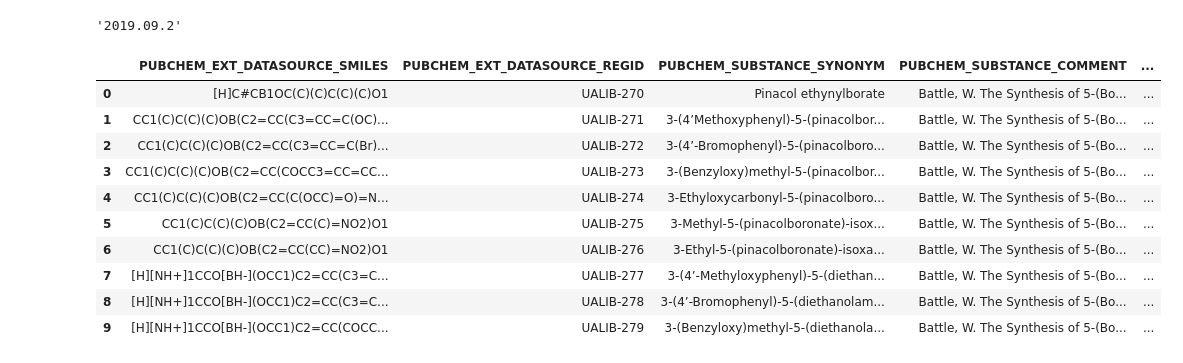
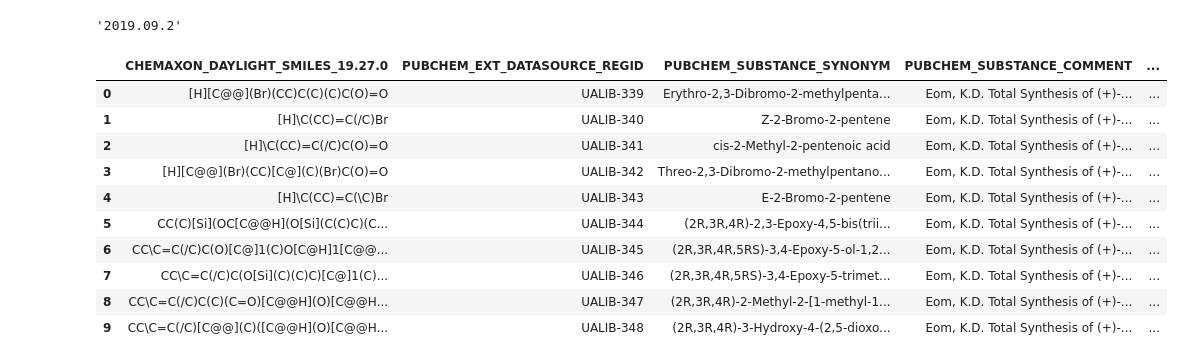
Before and after one commit to ualibweb/UALIB_ChemStructures, a Jupyter notebook: Jupyter_IndexTemplate/UALIB_Chemical_Structures_IndexTemplate.ipynb, the cells around one changed output. Cells and saved outputs as stored; diff of their text form; code cells hidden in the pictures.

```diff
--- a/Jupyter_IndexTemplate/UALIB_Chemical_Structures_IndexTemplate.ipynb
+++ b/Jupyter_IndexTemplate/UALIB_Chemical_Structures_IndexTemplate.ipynb
@@ -25,32 +25,33 @@ rdkit.__version__
 # %%
 # Import the thesis chemical structure data
 
 # The file names are in the format:
-# year_author_UACatalogAccession#_substances_raw.csv (e.g.,1995_Battle_W_UA.849024_substances_raw.csv)
+# year_author_UACatalogAccession#_substances_raw.csv (e.g.,2000_Eom_KD_UA.1128100_substances_raw.csv)
 
 # The format of the data within the file is as follows:
-# PUBCHEM_EXT_DATASOURCE_SMILES	PUBCHEM_EXT_DATASOURCE_REGID	PUBCHEM_SUBSTANCE_SYNONYM	PUBCHEM_SUBSTANCE_COMMENT	PUBCHEM_EXT_SUBSTANCE_URL
-# [H]C#CB1OC(C)(C)C(C)(C)O1	UALIB-270	Pinacol ethynylborate	Battle, W. The Synthesis of 5-(Boronic Ester)-Isoxazoles and Their use in Palladium-Catalyzed Cross-Coupling Reactions with Iodobenzene. M.A. Thesis, The University of Alabama, 1995.	https://search.ebscohost.com/login.aspx?direct=true&db=cat00456a&AN=ua.849024&site=eds-live&scope=site&custid=s4594951&groupid=main&profid=eds&authtype=ip,guest
-# CC1(C)C(C)(C)OB(C2=CC(C3=CC=C(OC)C=C3)=NO2)O1	UALIB-271	3-(4’Methoxyphenyl)-5-(pinacolboronate)-isoxazole	Battle, W. The Synthesis of 5-(Boronic Ester)-Isoxazoles and Their use in Palladium-Catalyzed Cross-Coupling Reactions with Iodobenzene. M.A. Thesis, The University of Alabama, 1995.	https://search.ebscohost.com/login.aspx?direct=true&db=cat00456a&AN=ua.849024&site=eds-live&scope=site&custid=s4594951&groupid=main&profid=eds&authtype=ip,guest
-# CC1(C)C(C)(C)OB(C2=CC(C3=CC=C(Br)C=C3)=NO2)O1	UALIB-272	3-(4’-Bromophenyl)-5-(pinacolboronate)-isoxazole	Battle, W. The Synthesis of 5-(Boronic Ester)-Isoxazoles and Their use in Palladium-Catalyzed Cross-Coupling Reactions with Iodobenzene. M.A. Thesis, The University of Alabama, 1995.	https://search.ebscohost.com/login.aspx?direct=true&db=cat00456a&AN=ua.849024&site=eds-live&scope=site&custid=s4594951&groupid=main&profid=eds&authtype=ip,guest
+
+# CHEMAXON_DAYLIGHT_SMILES_19.27.0	PUBCHEM_EXT_DATASOURCE_REGID	PUBCHEM_SUBSTANCE_SYNONYM	PUBCHEM_SUBSTANCE_COMMENT	PUBCHEM_EXT_SUBSTANCE_URL	CHEMAXON_19.27.0_IK
+# [H][C@@](Br)(CC)C(C)(C)C(O)=O	UALIB-339	Erythro-2,3-Dibromo-2-methylpentanoic acid	Eom, K.D. Total Synthesis of (+)-Asteltoxin. Ph.D. Thesis, The University of Alabama, 2000.	https://search.ebscohost.com/login.aspx?direct=true&db=cat00456a&AN=ua.1128100&site=eds-live&scope=site&custid=s4594951&groupid=main&profid=eds&authtype=ip,guest	UCKHUOHUOYJTCV-RXMQYKEDSA-N
+# [H]\C(CC)=C(/C)Br	UALIB-340	Z-2-Bromo-2-pentene	Eom, K.D. Total Synthesis of (+)-Asteltoxin. Ph.D. Thesis, The University of Alabama, 2000.	https://search.ebscohost.com/login.aspx?direct=true&db=cat00456a&AN=ua.1128100&site=eds-live&scope=site&custid=s4594951&groupid=main&profid=eds&authtype=ip,guest	RWKAFOQZRPDXDT-PLNGDYQASA-N
+# [H]\C(CC)=C(/C)C(O)=O	UALIB-341	cis-2-Methyl-2-pentenoic acid	Eom, K.D. Total Synthesis of (+)-Asteltoxin. Ph.D. Thesis, The University of Alabama, 2000.	https://search.ebscohost.com/login.aspx?direct=true&db=cat00456a&AN=ua.1128100&site=eds-live&scope=site&custid=s4594951&groupid=main&profid=eds&authtype=ip,guest	JJYWRQLLQAKNAD-PLNGDYQASA-N
 # ...
 
-file_name_raw = 'test_substances_raw.csv' # change this line each time, that's it.
+file_name_raw = '2000_Eom_KD_UA.1128100_substances_raw.csv' # change this line each time, that's it.
 thesis_df = pd.read_csv(file_name_raw, sep = '\t')
 
 # view first 10 rows
 thesis_df.head(10)
 # %% [output]
-|  | PUBCHEM_EXT_DATASOURCE_SMILES | PUBCHEM_EXT_DATASOURCE_REGID | PUBCHEM_SUBSTANCE_SYNONYM | PUBCHEM_SUBSTANCE_COMMENT | ... |
-| 0 | [H]C#CB1OC(C)(C)C(C)(C)O1 | UALIB-270 | Pinacol ethynylborate | Battle, W. The Synthesis of 5-(Bo... | ... |
-| 1 | CC1(C)C(C)(C)OB(C2=CC(C3=CC=C(OC)... | UALIB-271 | 3-(4’Methoxyphenyl)-5-(pinacolbor... | Battle, W. The Synthesis of 5-(Bo... | ... |
-| 2 | CC1(C)C(C)(C)OB(C2=CC(C3=CC=C(Br)... | UALIB-272 | 3-(4’-Bromophenyl)-5-(pinacolboro... | Battle, W. The Synthesis of 5-(Bo... | ... |
-| 3 | CC1(C)C(C)(C)OB(C2=CC(COCC3=CC=CC... | UALIB-273 | 3-(Benzyloxy)methyl-5-(pinacolbor... | Battle, W. The Synthesis of 5-(Bo... | ... |
-| 4 | CC1(C)C(C)(C)OB(C2=CC(C(OCC)=O)=N... | UALIB-274 | 3-Ethyloxycarbonyl-5-(pinacolboro... | Battle, W. The Synthesis of 5-(Bo... | ... |
-| 5 | CC1(C)C(C)(C)OB(C2=CC(C)=NO2)O1 | UALIB-275 | 3-Methyl-5-(pinacolboronate)-isox... | Battle, W. The Synthesis of 5-(Bo... | ... |
-| 6 | CC1(C)C(C)(C)OB(C2=CC(CC)=NO2)O1 | UALIB-276 | 3-Ethyl-5-(pinacolboronate)-isoxa... | Battle, W. The Synthesis of 5-(Bo... | ... |
-| 7 | [H][NH+]1CCO[BH-](OCC1)C2=CC(C3=C... | UALIB-277 | 3-(4’-Methyloxyphenyl)-5-(diethan... | Battle, W. The Synthesis of 5-(Bo... | ... |
-| 8 | [H][NH+]1CCO[BH-](OCC1)C2=CC(C3=C... | UALIB-278 | 3-(4’-Bromophenyl)-5-(diethanolam... | Battle, W. The Synthesis of 5-(Bo... | ... |
-| 9 | [H][NH+]1CCO[BH-](OCC1)C2=CC(COCC... | UALIB-279 | 3-(Benzyloxy)methyl-5-(diethanola... | Battle, W. The Synthesis of 5-(Bo... | ... |
+|  | CHEMAXON_DAYLIGHT_SMILES_19.27.0 | PUBCHEM_EXT_DATASOURCE_REGID | PUBCHEM_SUBSTANCE_SYNONYM | PUBCHEM_SUBSTANCE_COMMENT | ... |
+| 0 | [H][C@@](Br)(CC)C(C)(C)C(O)=O | UALIB-339 | Erythro-2,3-Dibromo-2-methylpenta... | Eom, K.D. Total Synthesis of (+)-... | ... |
+| 1 | [H]\C(CC)=C(/C)Br | UALIB-340 | Z-2-Bromo-2-pentene | Eom, K.D. Total Synthesis of (+)-... | ... |
+| 2 | [H]\C(CC)=C(/C)C(O)=O | UALIB-341 | cis-2-Methyl-2-pentenoic acid | Eom, K.D. Total Synthesis of (+)-... | ... |
+| 3 | [H][C@@](Br)(CC)[C@](C)(Br)C(O)=O | UALIB-342 | Threo-2,3-Dibromo-2-methylpentano... | Eom, K.D. Total Synthesis of (+)-... | ... |
+| 4 | [H]\C(CC)=C(\C)Br | UALIB-343 | E-2-Bromo-2-pentene | Eom, K.D. Total Synthesis of (+)-... | ... |
+| 5 | CC(C)[Si](OC[C@@H](O[Si](C(C)C)(C... | UALIB-344 | (2R,3R,4R)-2,3-Epoxy-4,5-bis(trii... | Eom, K.D. Total Synthesis of (+)-... | ... |
+| 6 | CC\C=C(/C)C(O)[C@]1(C)O[C@H]1[C@@... | UALIB-345 | (2R,3R,4R,5RS)-3,4-Epoxy-5-ol-1,2... | Eom, K.D. Total Synthesis of (+)-... | ... |
+| 7 | CC\C=C(/C)C(O[Si](C)(C)C)[C@]1(C)... | UALIB-346 | (2R,3R,4R,5RS)-3,4-Epoxy-5-trimet... | Eom, K.D. Total Synthesis of (+)-... | ... |
+| 8 | CC\C=C(/C)C(C)(C=O)[C@@H](O)[C@@H... | UALIB-347 | (2R,3R,4R)-2-Methyl-2-[1-methyl-1... | Eom, K.D. Total Synthesis of (+)-... | ... |
+| 9 | CC\C=C(/C)[C@@](C)([C@@H](O)[C@@H... | UALIB-348 | (2R,3R,4R)-3-Hydroxy-4-(2,5-dioxo... | Eom, K.D. Total Synthesis of (+)-... | ... |
 # %%
 # Add RDKit Molecular Objects
```
Also changed, not shown: parts of 9 cells of this notebook, 16 other files.
